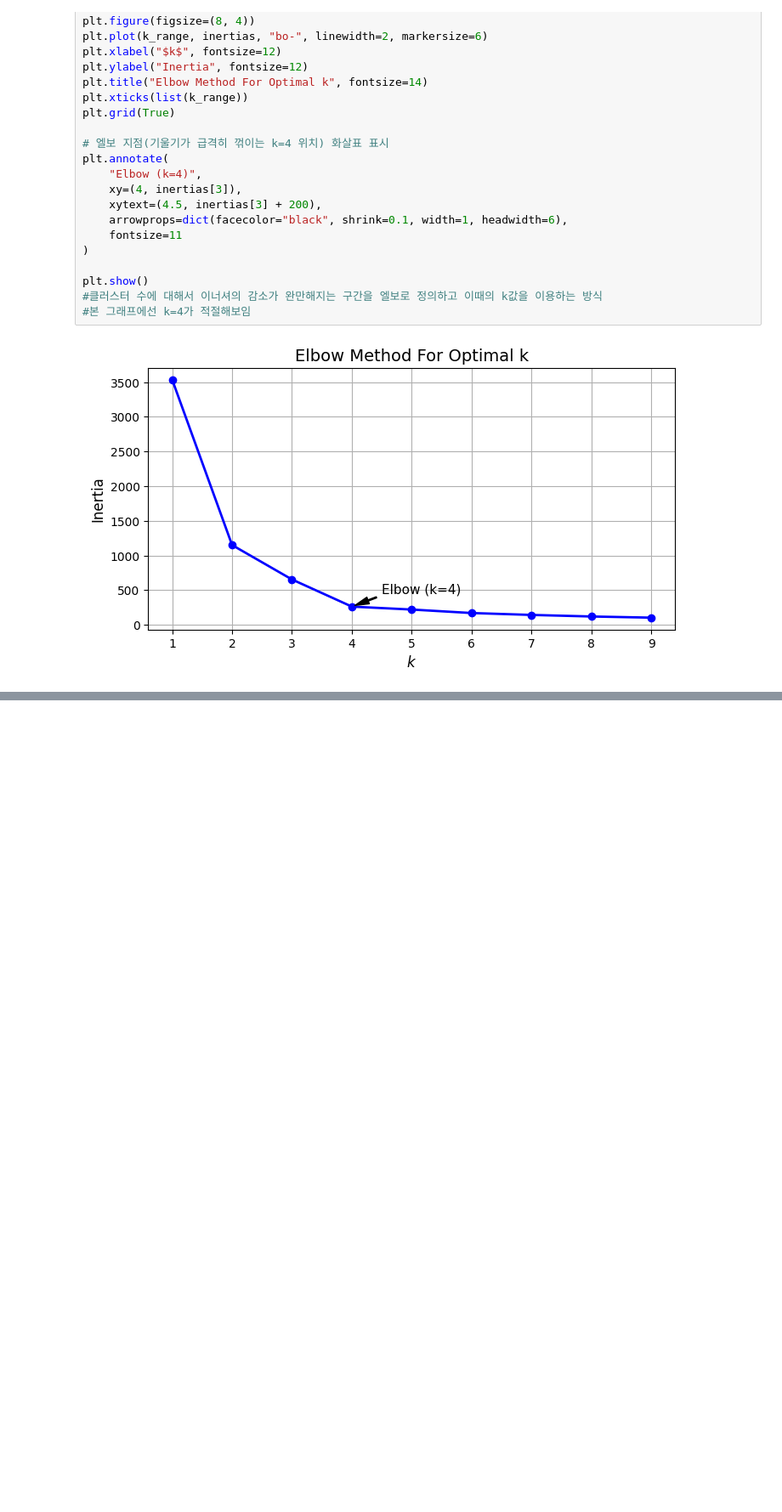
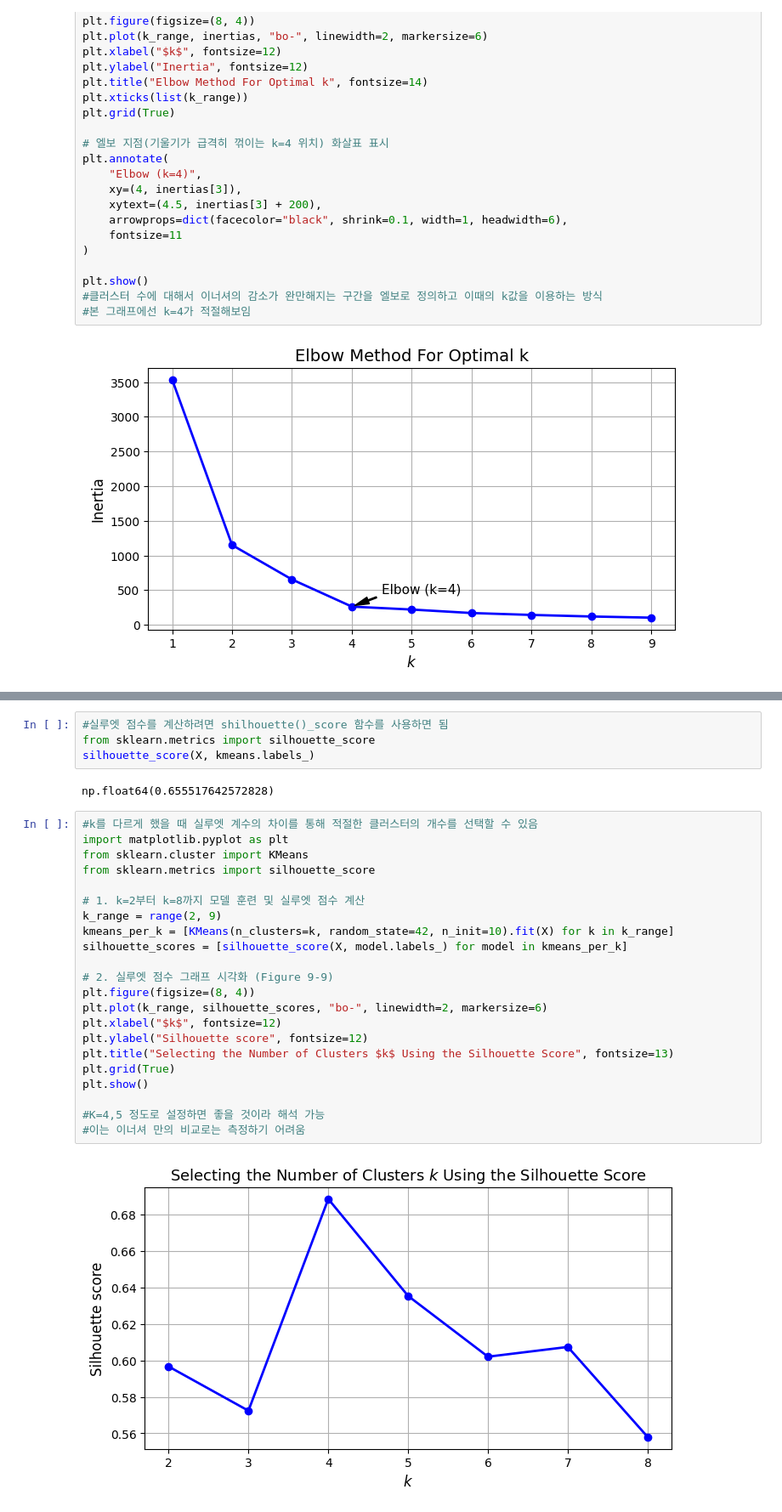
Before and after one commit to slover1126/hands_on_machine_learning, a Jupyter notebook: 핸즈온_머신러닝_9장.ipynb, the cells around one changed output, grey strips where cells are left out. Shown at 85% size. Saved outputs shown, nothing was run; the diff lists cells and outputs as text; blank space fills up the shorter version.

```diff
--- a/핸즈온_머신러닝_9장.ipynb
+++ b/핸즈온_머신러닝_9장.ipynb
@@ -279,0 +291,30 @@ plt.show()
+# %%
+#실루엣 점수를 계산하려면 shilhouette()_score 함수를 사용하면 됨
+from sklearn.metrics import silhouette_score
+silhouette_score(X, kmeans.labels_)
+# %% [output]
+np.float64(0.655517642572828)
+# %%
+#k를 다르게 했을 때 실루엣 계수의 차이를 통해 적절한 클러스터의 개수를 선택할 수 있음
+import matplotlib.pyplot as plt
+from sklearn.cluster import KMeans
+from sklearn.metrics import silhouette_score
+
+# 1. k=2부터 k=8까지 모델 훈련 및 실루엣 점수 계산
+k_range = range(2, 9)
+kmeans_per_k = [KMeans(n_clusters=k, random_state=42, n_init=10).fit(X) for k in k_range]
+silhouette_scores = [silhouette_score(X, model.labels_) for model in kmeans_per_k]
+
+# 2. 실루엣 점수 그래프 시각화 (Figure 9-9)
+plt.figure(figsize=(8, 4))
+plt.plot(k_range, silhouette_scores, "bo-", linewidth=2, markersize=6)
+plt.xlabel("$k$", fontsize=12)
+plt.ylabel("Silhouette score", fontsize=12)
+plt.title("Selecting the Number of Clusters $k$ Using the Silhouette Score", fontsize=13)
+plt.grid(True)
+plt.show()
+
+#K=4,5 정도로 설정하면 좋을 것이라 해석 가능
+#이는 이너셔 만의 비교로는 측정하기 어려움
+# %% [output]
+[figure, added]
```
Also changed, not shown: parts of 23 cells of this notebook.
